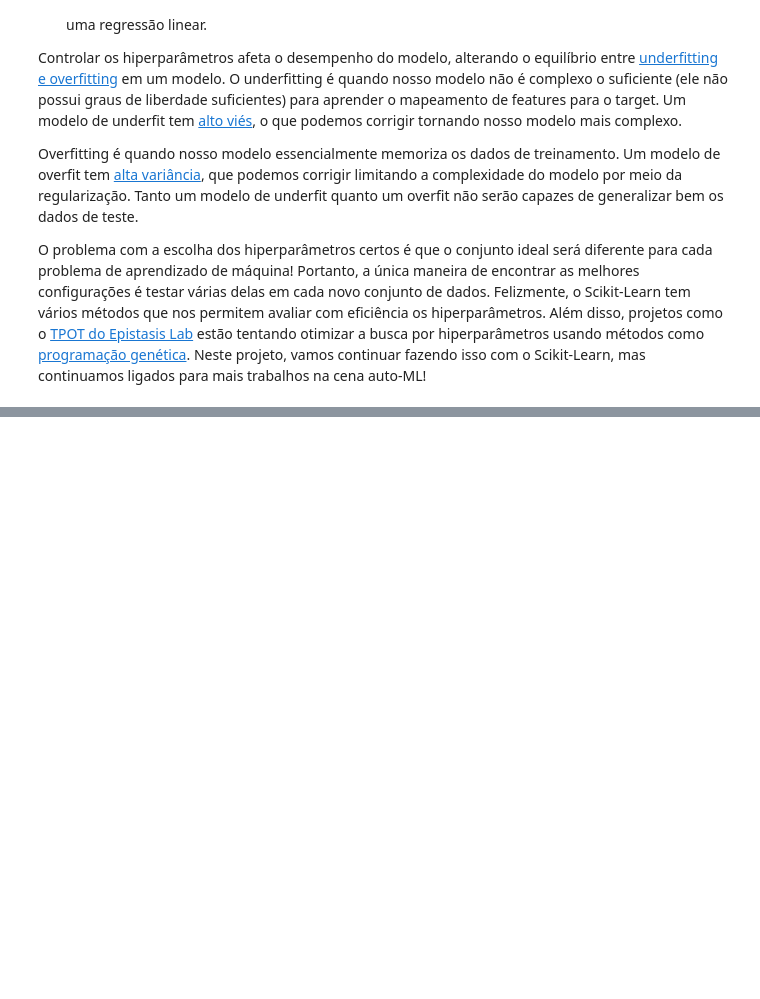
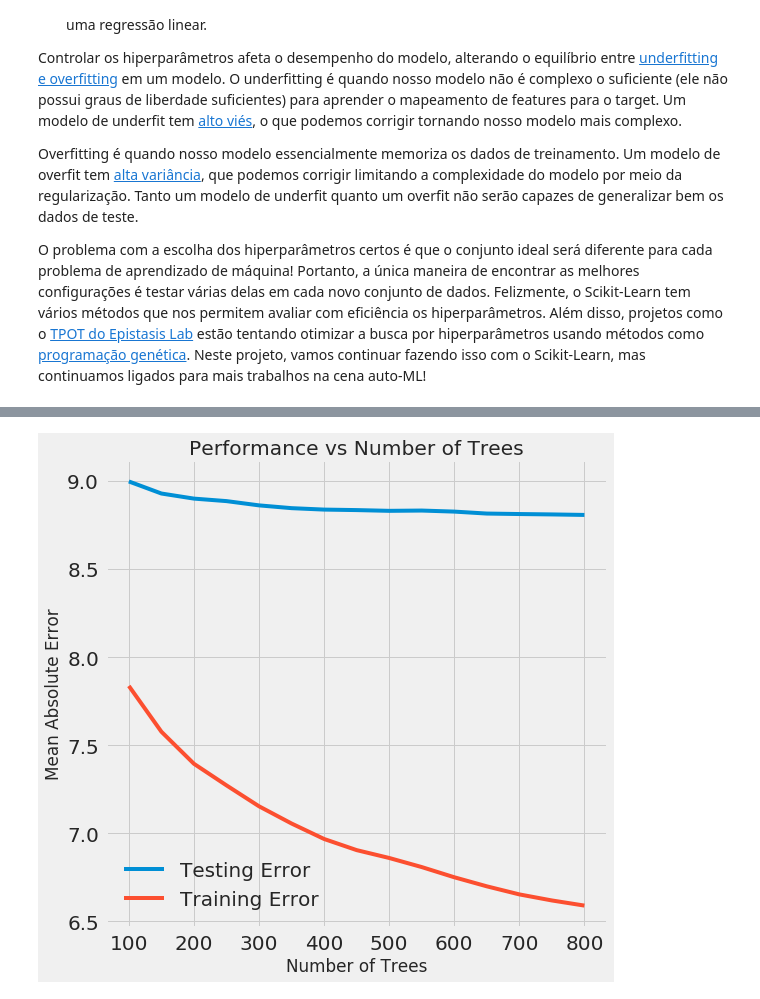
Before and after one commit to willsilvano/datascience, a Jupyter notebook: Towards DataScience/Energy New York - Part Two.ipynb, the cells around one changed output, grey strips where cells are left out. Drawn from its saved outputs; the diff is of its cells as text; code cells hidden in the pictures; blank space fills up the shorter version.

```diff
--- a/Towards DataScience/Energy New York - Part Two.ipynb
+++ b/Towards DataScience/Energy New York - Part Two.ipynb
@@ -316,0 +444,16 @@ Claro, nós não fazemos isso manualmente, mas deixamos que o `RandomizedSearchC
+# %%
+# Cria uma faixa de arvóres para avaliar
+tree_grids = {'n_estimators': [100, 150, 200, 250, 300, 350, 400, 450, 500, 550, 600, 650, 700, 750, 800]}
+
+model = GradientBoostingRegressor(loss='lad', max_depth=5,
+                                  min_samples_leaf=6,
+                                  min_samples_split=6,
+                                  max_features=None,
+                                  random_state=42)
+
+grid_search = GridSearchCV(estimator=model, param_grid=tree_grids, cv=4,
+                           scoring='neg_mean_absolute_error', verbose=1,
+                           n_jobs=-1, return_train_score=True)
+
+# Treina o grid
+grid_search.fit(X, y)
@@ -316,0 +476,16 @@ Claro, nós não fazemos isso manualmente, mas deixamos que o `RandomizedSearchC
+# %%
+# Cria um dataframe com os resultados do GridSearch
+results = pd.DataFrame(grid_search.cv_results_)
+
+# Plot a comparação entre o erro de treino e teste e o número de árvores
+figsize(8, 8)
+plt.style.use('fivethirtyeight')
+plt.plot(results['param_n_estimators'], -1 * results['mean_test_score'], label='Testing Error')
+plt.plot(results['param_n_estimators'], -1 * results['mean_train_score'], label='Training Error')
+plt.xlabel('Number of Trees')
+plt.ylabel('Mean Absolute Error')
+plt.title('Performance vs Number of Trees')
+plt.legend()
+plt.show()
+# %% [output]
+[figure, added]
```
Also changed, not shown: parts of 22 cells of this notebook, 1 other file.
